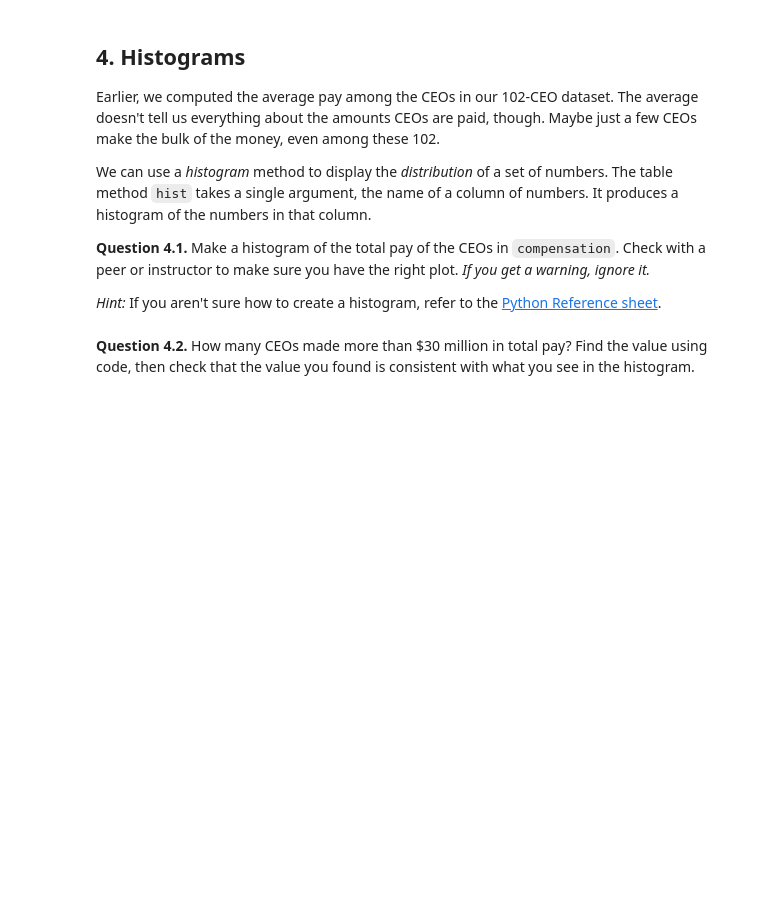
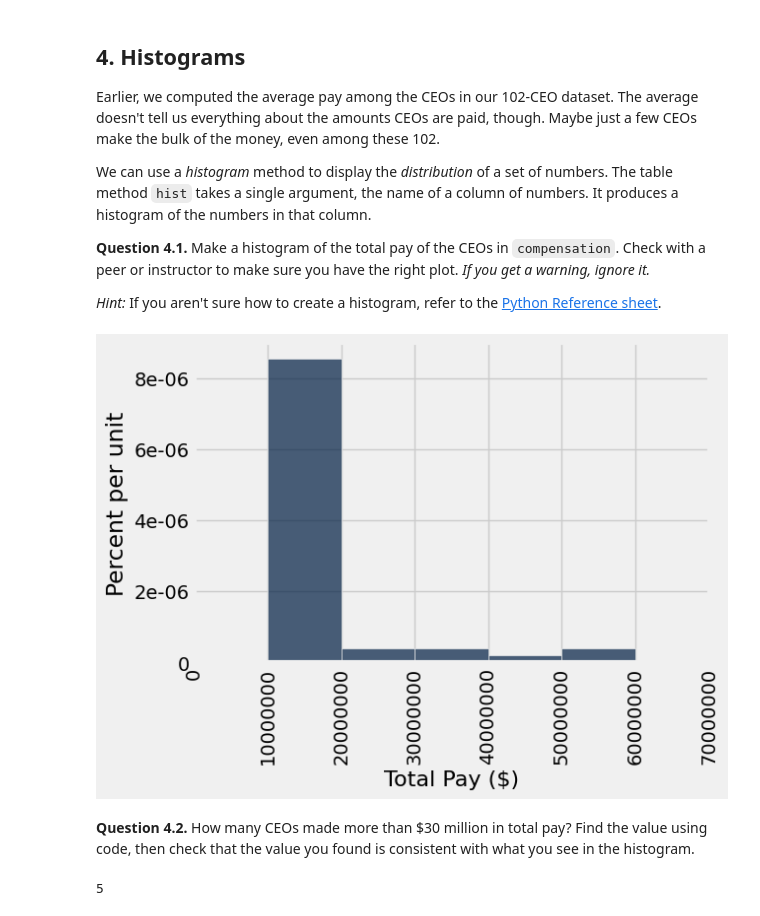
Before and after one commit to loganmroczek/24-Fall-Data1350, a Jupyter notebook: lab04-1/lab04/lab04.ipynb, the cells around one changed output. Drawn from its saved outputs; the diff is of its cells as text; code cells hidden in the pictures; blank space fills up the shorter version.

```diff
--- a/lab04-1/lab04/lab04.ipynb
+++ b/lab04-1/lab04/lab04.ipynb
@@ -267,6 +332,6 @@ We'll instead use functions to perform this computation. Later in this lab, we'l
 # %%
 def convert_pay_string_to_number(pay_string):
     """Converts a pay string like '$100' (in millions) to a number of dollars."""
-    ...
+    return float(pay_string.strip('$')) * 1000000
 # %%
 grader.check("q24")
@@ -351,6 +470,6 @@ Note that we didn’t write `raw_compensation.apply(convert_pay_string_to_number
 # %%
 compensation = raw_compensation.with_column(
     "Total Pay ($)",
-    ...
+    raw_compensation.apply(convert_pay_string_to_number, "Total Pay")
     )
 compensation
@@ -432,2 +625,6 @@ We can use a *histogram* method to display the *distribution* of a set of number
+# %%
+compensation.hist('Total Pay ($)', bins= make_array(10000000,20000000,30000000,40000000,50000000,60000000))
+# %% [output]
+[figure, added]
 # %% [markdown]
 **Question 4.2.** How many CEOs made more than $30 million in total pay? Find the value using code, then check that the value you found is consistent with what you see in the histogram.
@@ -437,2 +631,8 @@ num_ceos_more_than_30_million_2
+# %%
+tbl_ceos_more_than_30_million = compensation.where('Total Pay ($)', are.above(30000000))
+num_ceos_more_than_30_million_2 = tbl_ceos_more_than_30_million.num_rows
+num_ceos_more_than_30_million_2
+# %% [output]
+5
 # %%
 grader.check("q42")
```
Also changed, not shown: parts of 55 cells of this notebook, 2 other files.
